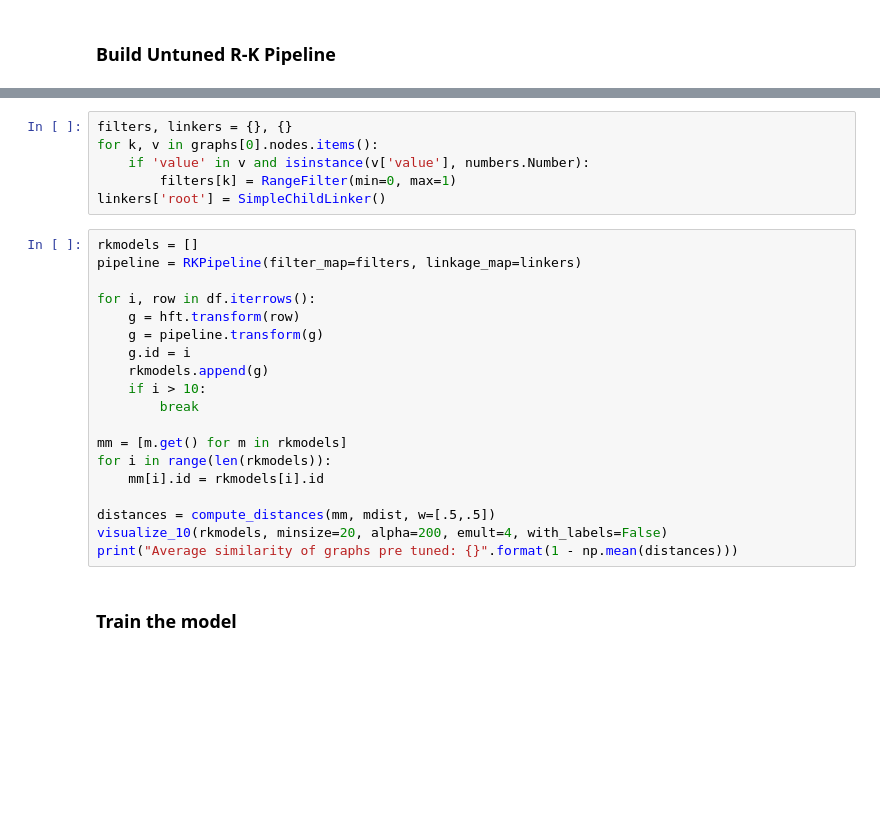
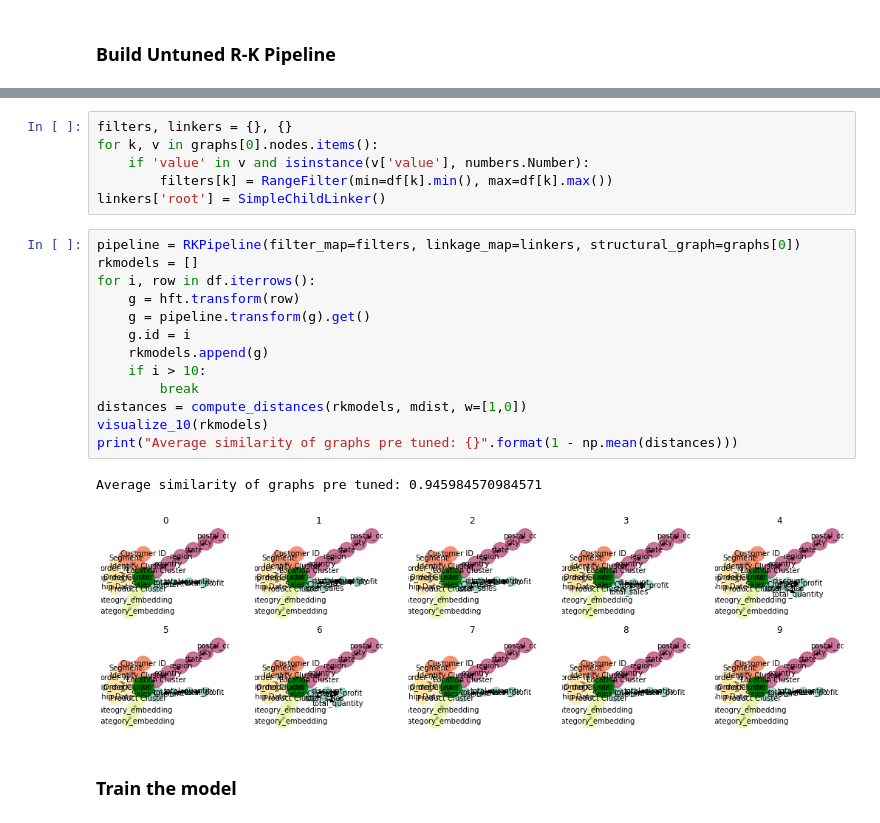
Before and after one commit to animikhroy/rk_toolkit_pipeline_diagrams, a Jupyter notebook: pruned/02_notebooks/rk_general_applications/store_sales.ipynb, the cells around one changed output, grey strips where cells are left out. Drawn from its saved outputs; the diff is of its cells as text; blank space fills up the shorter version.

```diff
--- a/pruned/02_notebooks/rk_general_applications/store_sales.ipynb
+++ b/pruned/02_notebooks/rk_general_applications/store_sales.ipynb
@@ -110,27 +103,24 @@ TypeError: draw_g() got an unexpected keyword argument 'raw'
 filters, linkers = {}, {}
 for k, v in graphs[0].nodes.items():
     if 'value' in v and isinstance(v['value'], numbers.Number):
-        filters[k] = RangeFilter(min=0, max=1)
+        filters[k] = RangeFilter(min=df[k].min(), max=df[k].max())
 linkers['root'] = SimpleChildLinker()
 # %%
+pipeline = RKPipeline(filter_map=filters, linkage_map=linkers, structural_graph=graphs[0])
 rkmodels = []
-pipeline = RKPipeline(filter_map=filters, linkage_map=linkers)
-
 for i, row in df.iterrows():
     g = hft.transform(row)
-    g = pipeline.transform(g)
+    g = pipeline.transform(g).get()
     g.id = i
     rkmodels.append(g)
     if i > 10:
         break
-
-mm = [m.get() for m in rkmodels]
-for i in range(len(rkmodels)):
-    mm[i].id = rkmodels[i].id
-
-distances = compute_distances(mm, mdist, w=[.5,.5])
-visualize_10(rkmodels, minsize=20, alpha=200, emult=4, with_labels=False)
+distances = compute_distances(rkmodels, mdist, w=[1,0])
+visualize_10(rkmodels)
 print("Average similarity of graphs pre tuned: {}".format(1 - np.mean(distances)))
+# %% [output]
+Average similarity of graphs pre tuned: 0.945984570984571
+[figure, added]
 # %% [markdown]
 ### Train the model
 # %%
```
Also changed, not shown: parts of 15 cells of this notebook.
